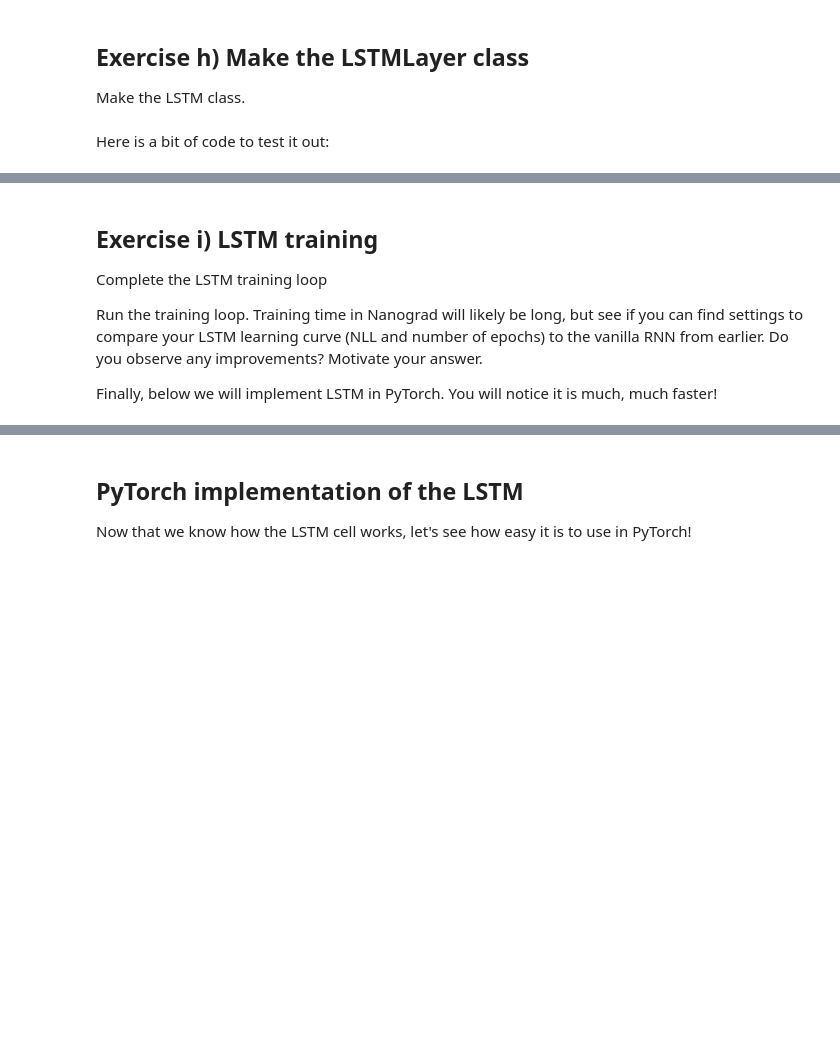
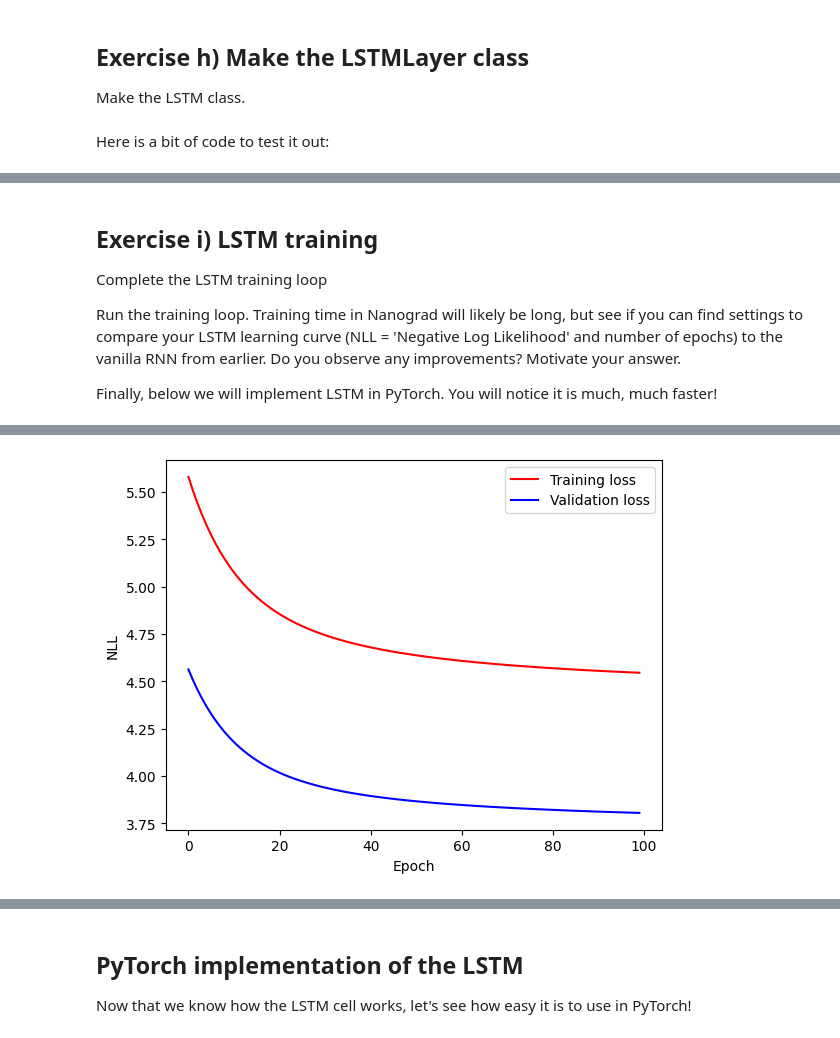
Before and after one commit to schependom/DTU_deep-learning, a Jupyter notebook: Week5 Recurrent/5.1 Recurrent Neural Networks.ipynb, the cells around one changed output, grey strips where cells are left out. Cells and saved outputs as stored; diff of their text form; code cells hidden in the pictures; blank space fills up the shorter version.

```diff
--- a/Week5 Recurrent/5.1 Recurrent Neural Networks.ipynb
+++ b/Week5 Recurrent/5.1 Recurrent Neural Networks.ipynb
@@ -1229,10 +1229,10 @@ def freestyle(NN, sentence='', num_generate=10):
     # Forward pass - Insert code here!
     if word != 'EOS':
       for i in range(num_generate-1):
-          sentence_one_hot =
-          outputs =
-          output_words =
-          word =
+          sentence_one_hot = one_hot_encode_sequence([word], vocab_size)
+          outputs = forward_batch([sentence_one_hot], NN, use_stored_hid=False)
+          output_words = [idx_to_word[np.argmax(output)] for output in Var_to_nparray(outputs[0])]
+          word = output_words[-1]
           output_sentence.append(word)
           if word == 'EOS':
               break
@@ -1365,14 +1400,14 @@ print(output_train)
 
 Complete the LSTM training loop
 
-Run the training loop. Training time in Nanograd will likely be long, but see if you can find settings to compare your LSTM learning curve (NLL and number of epochs) to the vanilla RNN from earlier. Do you observe any improvements? Motivate your answer.
+Run the training loop. Training time in Nanograd will likely be long, but see if you can find settings to compare your LSTM learning curve (NLL = 'Negative Log Likelihood' and number of epochs) to the vanilla RNN from earlier. Do you observe any improvements? Motivate your answer.
 
 Finally, below we will implement LSTM in PyTorch. You will notice it is much, much faster!
 # %%
 # Initialize training hyperparameters
-EPOCHS =
-LR =
-LR_DECAY =
+EPOCHS = 100
+LR = 0.01
+LR_DECAY = 0.99
 # %%
 NN = [
     LSTMLayer(4, 1, lambda x: x.tanh()),
@@ -1387,22 +1422,28 @@ batch_size = 8
 for e in range(EPOCHS):
     for b in range(int(np.ceil(len(encoded_training_set_x)/batch_size))):
         # Forward pass and loss computation
-        Loss =
+
+        x_batch = encoded_test_set_x[b*batch_size:(b+1)*batch_size]
+        y_batch = encoded_test_set_y[b*batch_size:(b+1)*batch_size]
+
+        output = forward_batch(x_batch, NN, use_stored_hid=False)
+        Loss = sequence_loss(y_batch, output, cross_entropy_loss_sequence)
+
         # Backward pass
         Loss.backward()
 
         # gradient descent update
         update_parameters(parameters(NN), LR)
-        zero_gradients(parameters(NN))
+        zero_gradients(parameters(NN)) # zero gradients -> this makes sure that we don't accumulate gradients across batches
 
     LR = LR * LR_DECAY
 
     # Training loss
-    Loss =
+    Loss = sequence_loss(encoded_training_set_y, forward_batch(encoded_training_set_x, NN, use_stored_hid=False), cross_entropy_loss_sequence)
     train_loss.append(Loss.v/len(encoded_training_set_y))
 
     # Validation loss
-    Loss_validation =
+    Loss_validation = sequence_loss(encoded_validation_set_y, forward_batch(encoded_validation_set_x, NN, use_stored_hid=False), cross_entropy_loss_sequence)
     val_loss.append(Loss_validation.v/len(encoded_validation_set_y))
 
     if e%5==0:
@@ -1420,3 +1461,4 @@ plt.plot(epoch, val_loss, 'b', label='Validation loss')
 plt.legend()
 plt.xlabel('Epoch'), plt.ylabel('NLL')
 plt.show()
+# %% [output]
@@ -1422,0 +1485 @@ plt.show()
+[figure, added]
```
Also changed, not shown: parts of 13 cells of this notebook, 1 other file.
